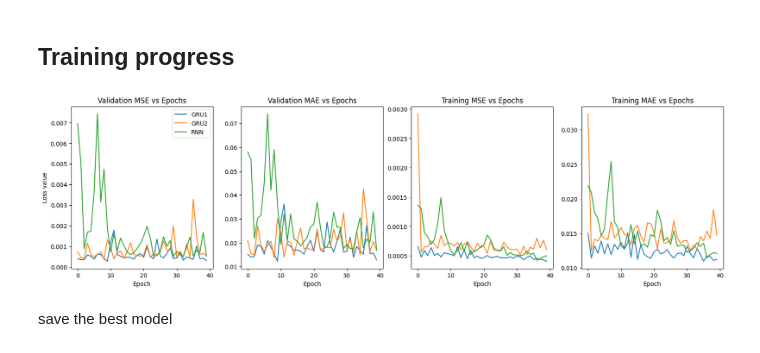
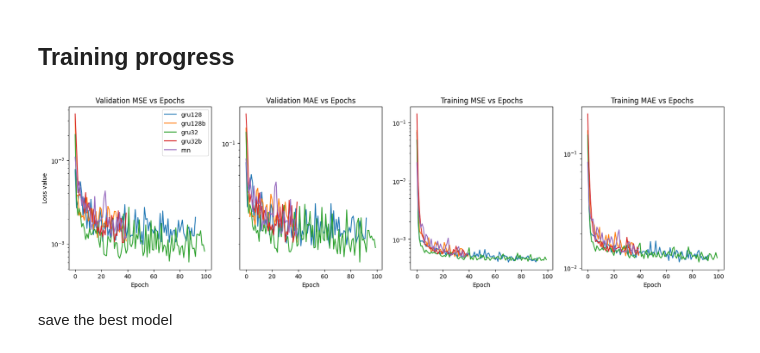
Before and after one commit to BobMak/btc-pred, a Jupyter notebook: notebooks/Data Modelling.ipynb, the cells around one changed output. Drawn from its saved outputs; the diff is of its cells as text; code cells hidden in the pictures.

Commit message:
auto saving the best model checkpoint during training; updated training visualization; comparing gru with and without bidirectional layer

```diff
--- a/notebooks/Data Modelling.ipynb
+++ b/notebooks/Data Modelling.ipynb
@@ -270,7 +348,6 @@ Model: "sequential_5"
 callbacks = []
 early_stops = tf.keras.callbacks.EarlyStopping(monitor="val_loss", patience=40)
 callbacks.append(early_stops)
-# %%
-gru1.compile(optimizer=keras.optimizers.AdamW(learning_rate = 0.001), loss = "mse", metrics = ["mse", "mae"])
-gru2.compile(optimizer=keras.optimizers.AdamW(learning_rate = 0.001), loss = "mse", metrics = ["mse", "mae"])
-rnn.compile( optimizer=keras.optimizers.AdamW(learning_rate = 0.001), loss = "mse", metrics = ["mse", "mae"])
+# %%
+models = [gru128, gru128b, gru32, gru32b, rnn]
+model_names = ["gru128", "gru128b", "gru32", "gru32b", "rnn"]
@@ -277,6 +356,8 @@ rnn.compile( optimizer=keras.optimizers.AdamW(learning_rate = 0.001), loss = "ms
 # %%
-history1 = gru1.fit(train_features, train_lables, epochs=100, validation_split=0.1, callbacks=callbacks)
-history2 = gru2.fit(train_features, train_lables, epochs=100, validation_split=0.1, callbacks=callbacks)
-history3 = rnn.fit(train_features,  train_lables, epochs=100, validation_split=0.1, callbacks=callbacks)
+histories = []
+for model, name in zip(models, model_names):
+    model.compile(optimizer=keras.optimizers.AdamW(learning_rate = 0.001), loss = "mse", metrics = ["mse", "mae"])
+    history = model.fit(train_features, train_lables, epochs=100, validation_split=0.1, callbacks=callbacks + [tf.keras.callbacks.ModelCheckpoint(f"{name}.keras", save_best_only=True)])
+    histories.append(history)
 # %% [output]
 Epoch 1/100
@@ -330,11 +400,12 @@ def plot_training_progress(histories, model_names):
     axes[0].set_ylabel("Loss value")
     for ax in axes:
         ax.set_xlabel("Epoch")
+        ax.set_yscale("log")
     axes[0].legend()
     plt.show()
 # %%
-plot_training_progress([history1, history2, history3], ["GRU1", "GRU2", "RNN"])
+plot_training_progress(histories, model_names)
 # %% [output]
-[figure, old version]
+[figure, new version]
 # %% [markdown]
 save the best model
```
Also changed, not shown: parts of 19 cells of this notebook.
